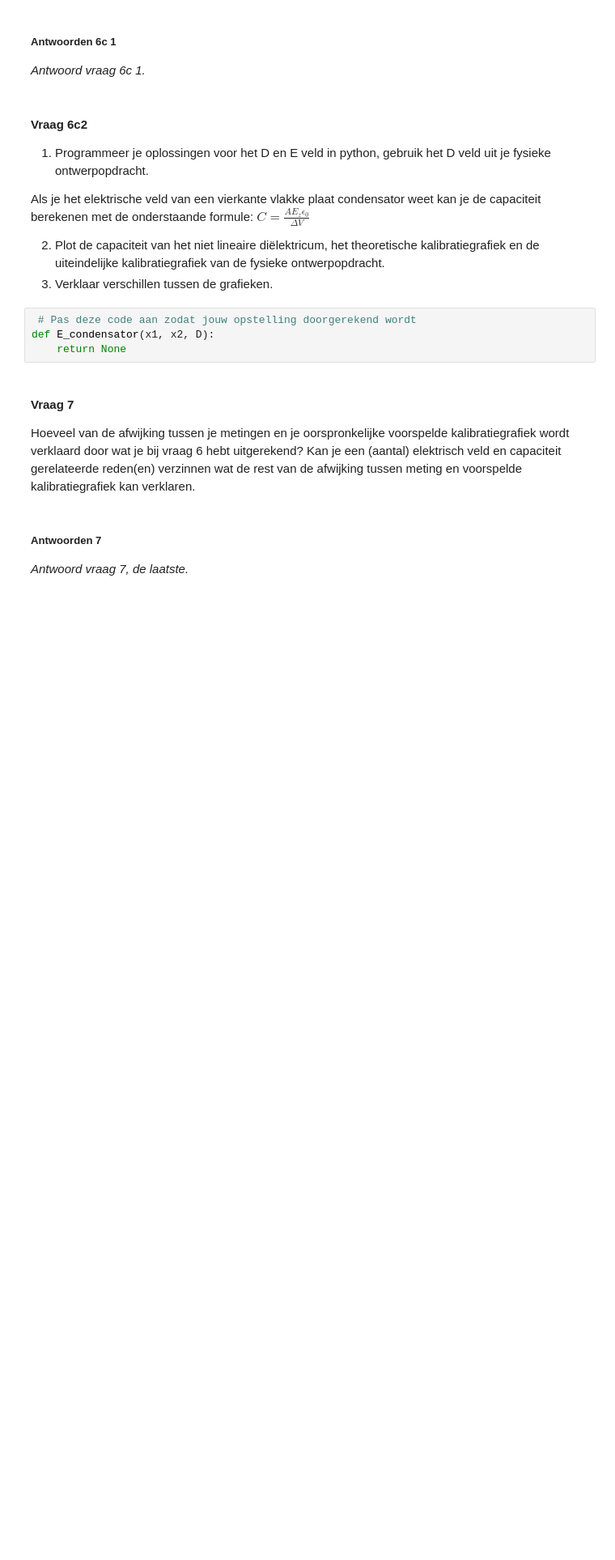
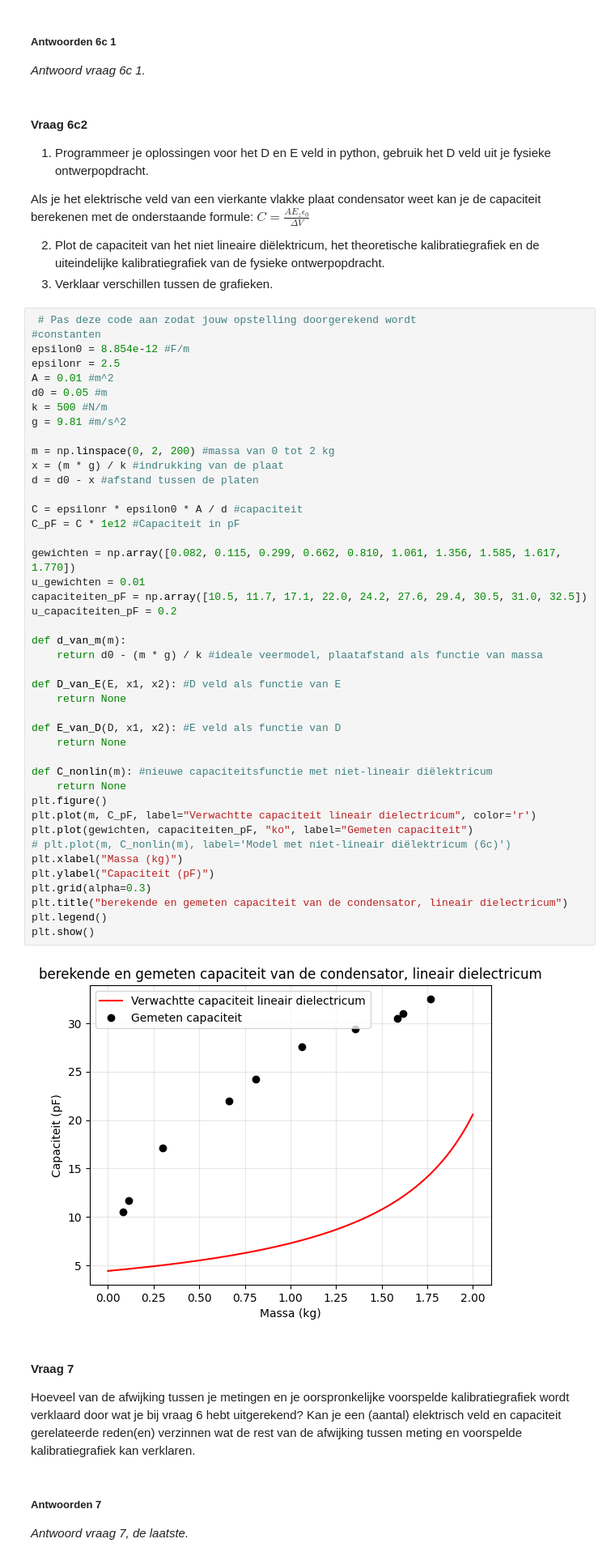
Before and after one commit to emmajuledrent/opdrachten-DEF-D, a Jupyter notebook: DigitaleOntwerpopdrachten/1CondensatorOpdracht/CondensatorOntwerpopdracht.ipynb, the cells around one changed output. Shown at 81% size. Cells and saved outputs as stored; diff of their text form; blank space fills up the shorter version.

```diff
--- a/DigitaleOntwerpopdrachten/1CondensatorOpdracht/CondensatorOntwerpopdracht.ipynb
+++ b/DigitaleOntwerpopdrachten/1CondensatorOpdracht/CondensatorOntwerpopdracht.ipynb
@@ -963,8 +962,49 @@ E_z \epsilon_0}{\Delta V}$
 3. Verklaar verschillen tussen de grafieken.
 # %%
  # Pas deze code aan zodat jouw opstelling doorgerekend wordt
-def E_condensator(x1, x2, D):
+#constanten
+epsilon0 = 8.854e-12 #F/m
+epsilonr = 2.5
+A = 0.01 #m^2
+d0 = 0.05 #m
+k = 500 #N/m
+g = 9.81 #m/s^2
+
+m = np.linspace(0, 2, 200) #massa van 0 tot 2 kg
+x = (m * g) / k #indrukking van de plaat
+d = d0 - x #afstand tussen de platen
+
+C = epsilonr * epsilon0 * A / d #capaciteit
+C_pF = C * 1e12 #Capaciteit in pF
+
+gewichten = np.array([0.082, 0.115, 0.299, 0.662, 0.810, 1.061, 1.356, 1.585, 1.617, 1.770])
+u_gewichten = 0.01
+capaciteiten_pF = np.array([10.5, 11.7, 17.1, 22.0, 24.2, 27.6, 29.4, 30.5, 31.0, 32.5])
+u_capaciteiten_pF = 0.2
+
+def d_van_m(m):
+    return d0 - (m * g) / k #ideale veermodel, plaatafstand als functie van massa
+
+def D_van_E(E, x1, x2): #D veld als functie van E
     return None
+
+def E_van_D(D, x1, x2): #E veld als functie van D
+    return None
+
+def C_nonlin(m): #nieuwe capaciteitsfunctie met niet-lineair diëlektricum
+    return None
+plt.figure()
+plt.plot(m, C_pF, label="Verwachtte capaciteit lineair dielectricum", color='r')
+plt.plot(gewichten, capaciteiten_pF, "ko", label="Gemeten capaciteit")
+# plt.plot(m, C_nonlin(m), label='Model met niet-lineair diëlektricum (6c)')
+plt.xlabel("Massa (kg)")
+plt.ylabel("Capaciteit (pF)")
+plt.grid(alpha=0.3)
+plt.title("berekende en gemeten capaciteit van de condensator, lineair dielectricum")
+plt.legend()
+plt.show()
+# %% [output]
+[figure, added]
 # %% [markdown]
 #### Vraag 7
 
```
Also changed, not shown: parts of 1 cell of this notebook, 1 other file.
